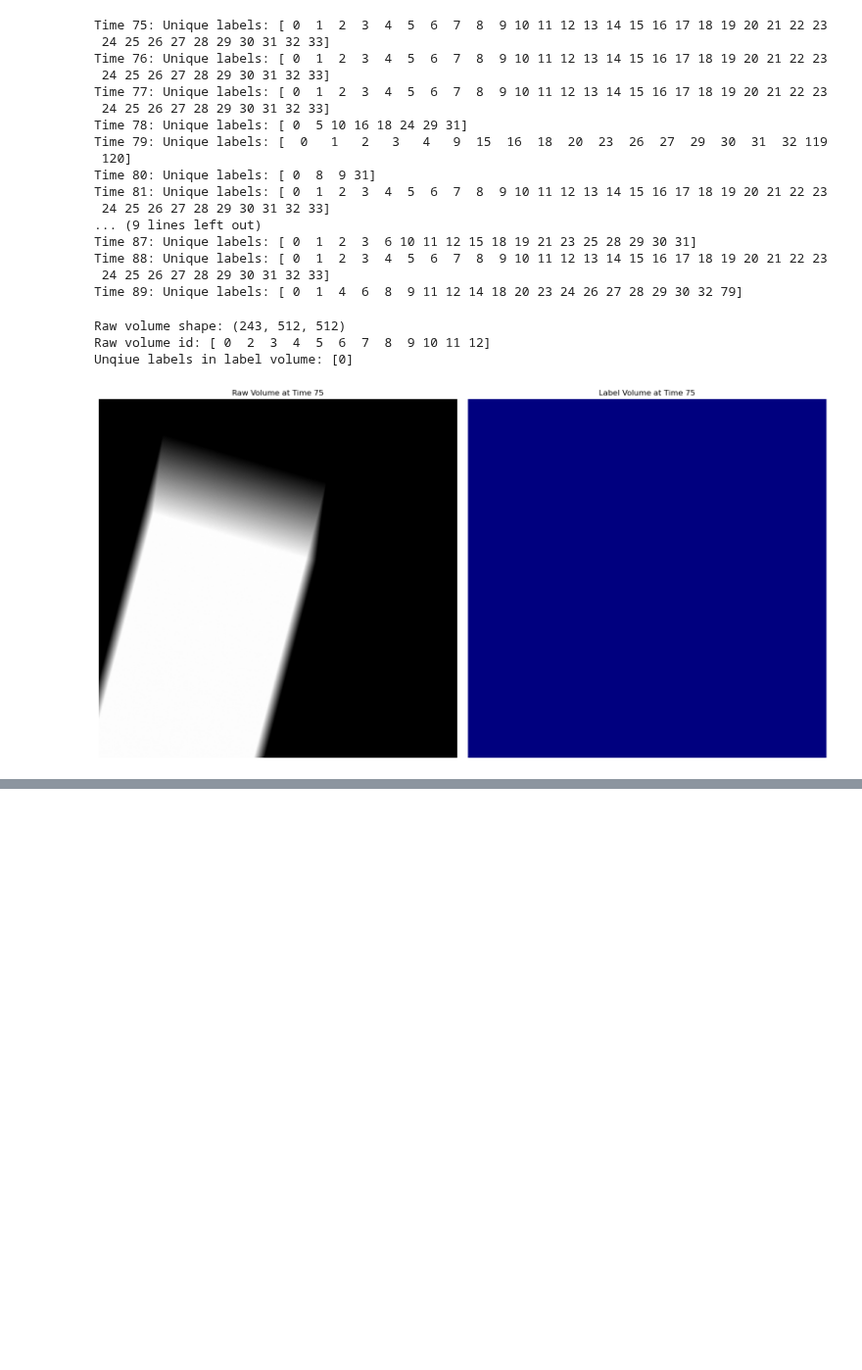
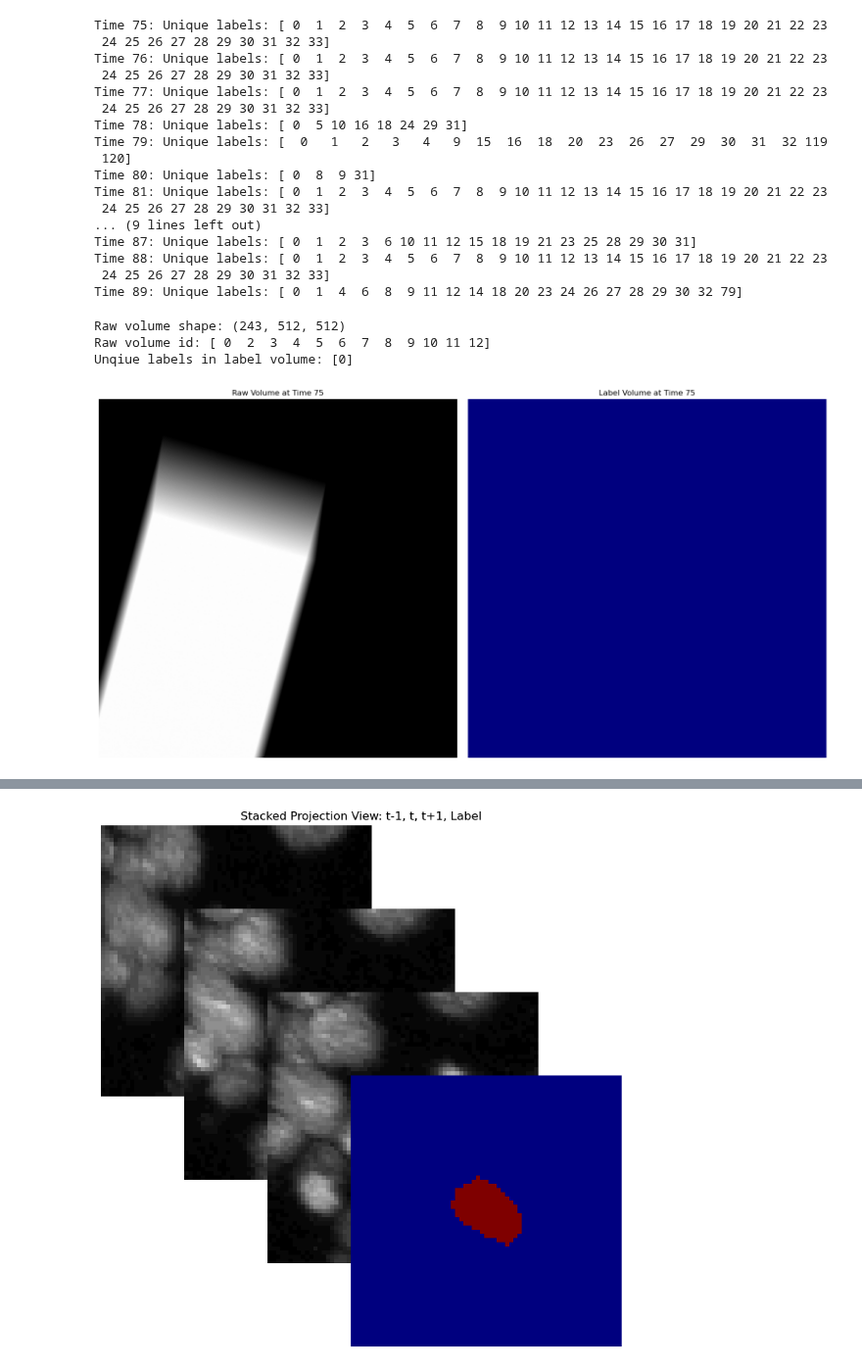
Before and after one commit to dineshchhantyal/3d-cnn-classification, a Jupyter notebook: model/notebooks/check_random_label_data.ipynb, the cells around one changed output, grey strips where cells are left out. Shown at 98% size. Drawn from its saved outputs; the diff is of its cells as text; code cells hidden in the pictures; blank space fills up the shorter version.

```diff
--- a/model/notebooks/check_random_label_data.ipynb
+++ b/model/notebooks/check_random_label_data.ipynb
@@ -287,3 +344,21 @@ plt.tight_layout()
 plt.show()
 # %% [output]
 [figure]
+# %%
+from pathlib import Path
+from tifffile import imread
+from matplotlib import pyplot as plt
+import numpy as np
+
+dir_path = Path(
+    "/mnt/home/dchhantyal/3d-cnn-classification/data/nuclei_state_dataset/v3/mitotic/230212_stack6_frame_175_nucleus_020_count_67"
+)
+# %%
+t = imread(dir_path / "t" / "raw_cropped.tif")
+t_1 = imread(dir_path / "t-1" / "raw_cropped.tif")
+t__1 = imread(dir_path / "t+1" / "raw_cropped.tif")
+binary_label = imread(
+    dir_path
+    / "t"
+    / "binary_label_cropped.tif"
+)
@@ -289,0 +377,56 @@ plt.show()
+# %%
+import matplotlib.pyplot as plt
+import numpy as np
+
+
+# --- Normalize for display ---
+def normalize(img):
+    img_min, img_max = np.min(img), np.max(img)
+    return (img - img_min) / (img_max - img_min + 1e-8)
+
+
+# Max projections
+img_t_1 = normalize(np.max(t_1, axis=0))
+img_t = normalize(np.max(t, axis=0))
+img_t_1p = normalize(np.max(t__1, axis=0))
+img_lbl = np.max(binary_label, axis=0)
+img_lbl = normalize(img_lbl.astype(np.float32))  # normalize binary label
+
+# Image size
+H, W = img_t.shape
+offset = 20  # pixels to shift each slice
+
+# Create blank canvas
+canvas_H = H + 3 * offset
+canvas_W = W + 3 * offset
+canvas = np.ones((canvas_H, canvas_W, 3)) * 1.0  # white background
+
+
+# --- Helper: Paste with bounds check ---
+def paste(canvas, img, top, left, cmap="gray"):
+    from matplotlib.cm import get_cmap
+
+    cmap = get_cmap(cmap)
+    rgb = cmap(img)[..., :3]  # drop alpha
+
+    # Ensure within bounds
+    h, w = img.shape
+    canvas[top : top + h, left : left + w] = rgb
+    return canvas
+
+
+# Stack images with diagonal offsets
+canvas = paste(canvas, img_t_1, 0 * offset, 0 * offset, cmap="gray")
+canvas = paste(canvas, img_t, 1 * offset, 1 * offset, cmap="gray")
+canvas = paste(canvas, img_t_1p, 2 * offset, 2 * offset, cmap="gray")
+canvas = paste(canvas, img_lbl, 3 * offset, 3 * offset, cmap="jet")
+
+# Show the result
+plt.figure(figsize=(8, 8))
+plt.imshow(canvas)
+plt.title("Stacked Projection View: t-1, t, t+1, Label")
+plt.axis("off")
+plt.tight_layout()
+plt.show()
+# %% [output]
+[figure, added]
```
Also changed, not shown: parts of 5 cells of this notebook, 25 other files.
